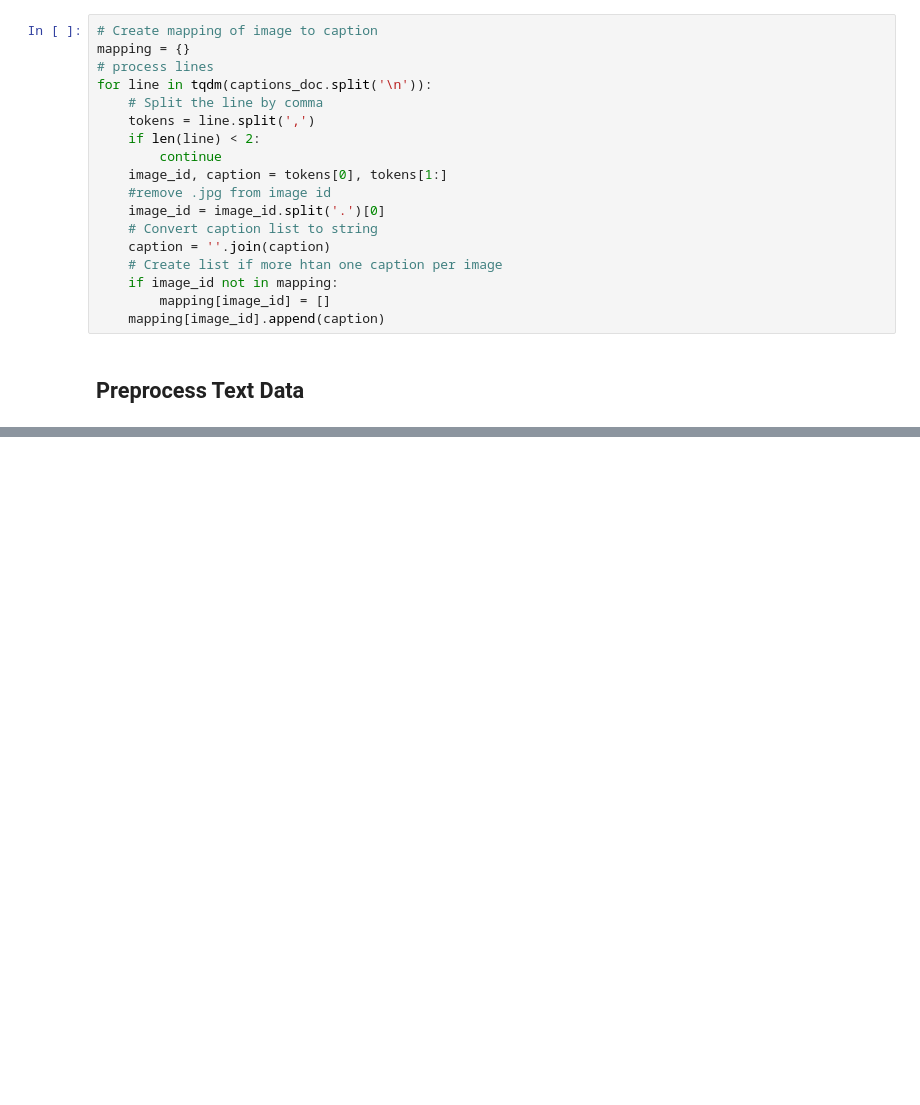
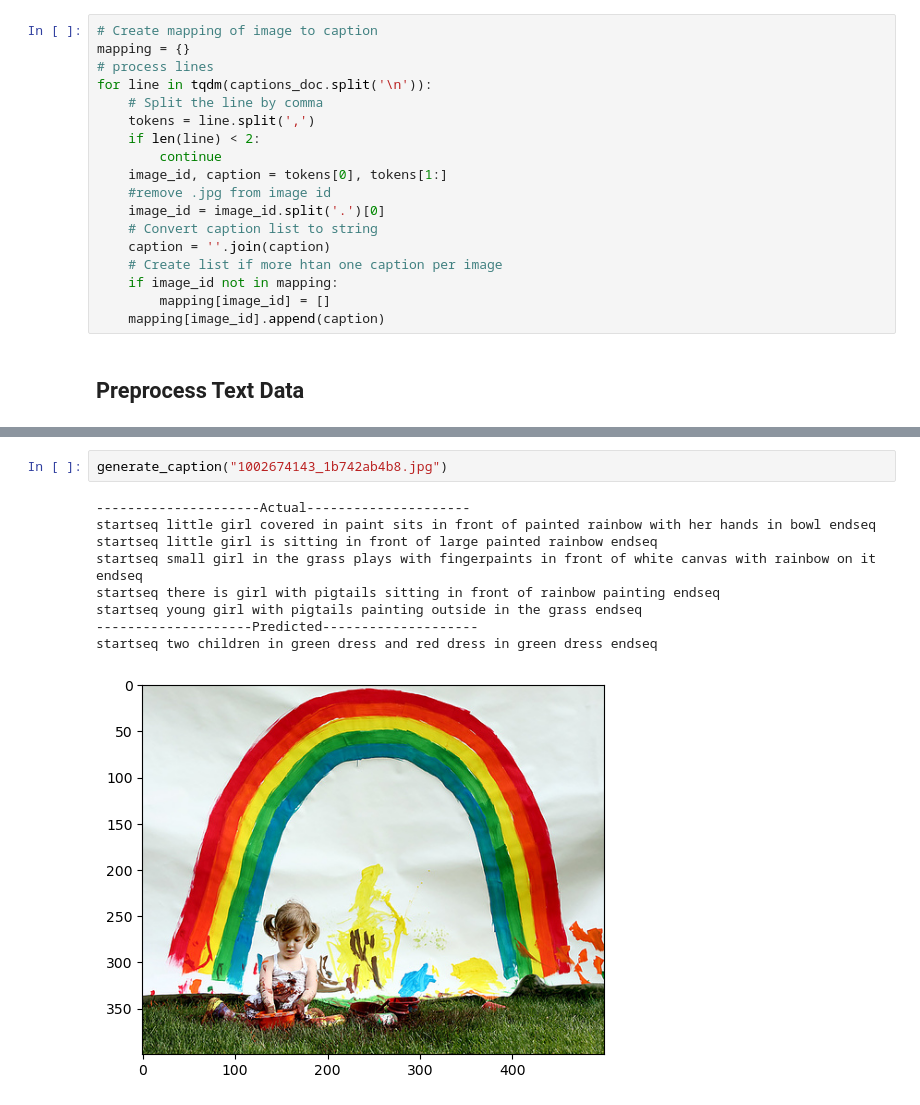
Before and after one commit to geraldng1407/Image-Caption-Generator, a Jupyter notebook: Main.ipynb, the cells around one changed output, grey strips where cells are left out. Cells and saved outputs as stored; diff of their text form; blank space fills up the shorter version.

```diff
--- a/Main.ipynb
+++ b/Main.ipynb
@@ -113,0 +368,12 @@ def clean(mapping):
+# %%
+generate_caption("1002674143_1b742ab4b8.jpg")
+# %% [output]
+---------------------Actual---------------------
+startseq little girl covered in paint sits in front of painted rainbow with her hands in bowl endseq
+startseq little girl is sitting in front of large painted rainbow endseq
+startseq small girl in the grass plays with fingerpaints in front of white canvas with rainbow on it endseq
+startseq there is girl with pigtails sitting in front of rainbow painting endseq
+startseq young girl with pigtails painting outside in the grass endseq
+--------------------Predicted--------------------
+startseq two children in green dress and red dress in green dress endseq
+[figure, added]
```
Also changed, not shown: parts of 29 cells of this notebook.
